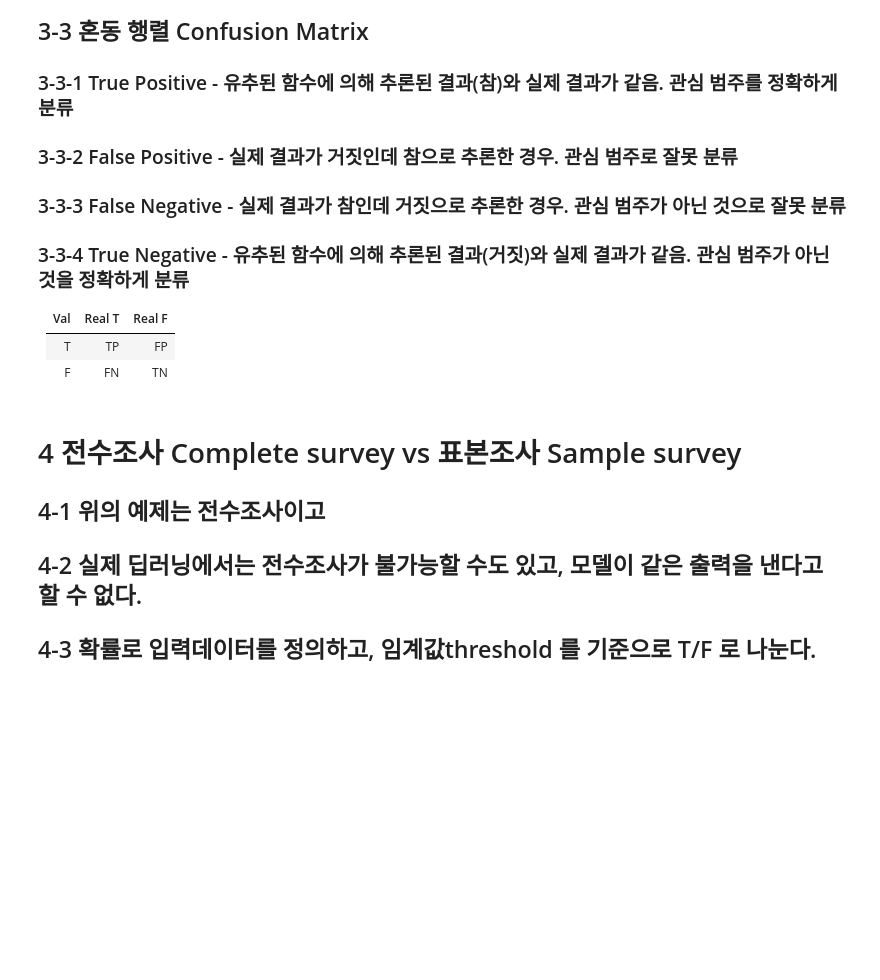
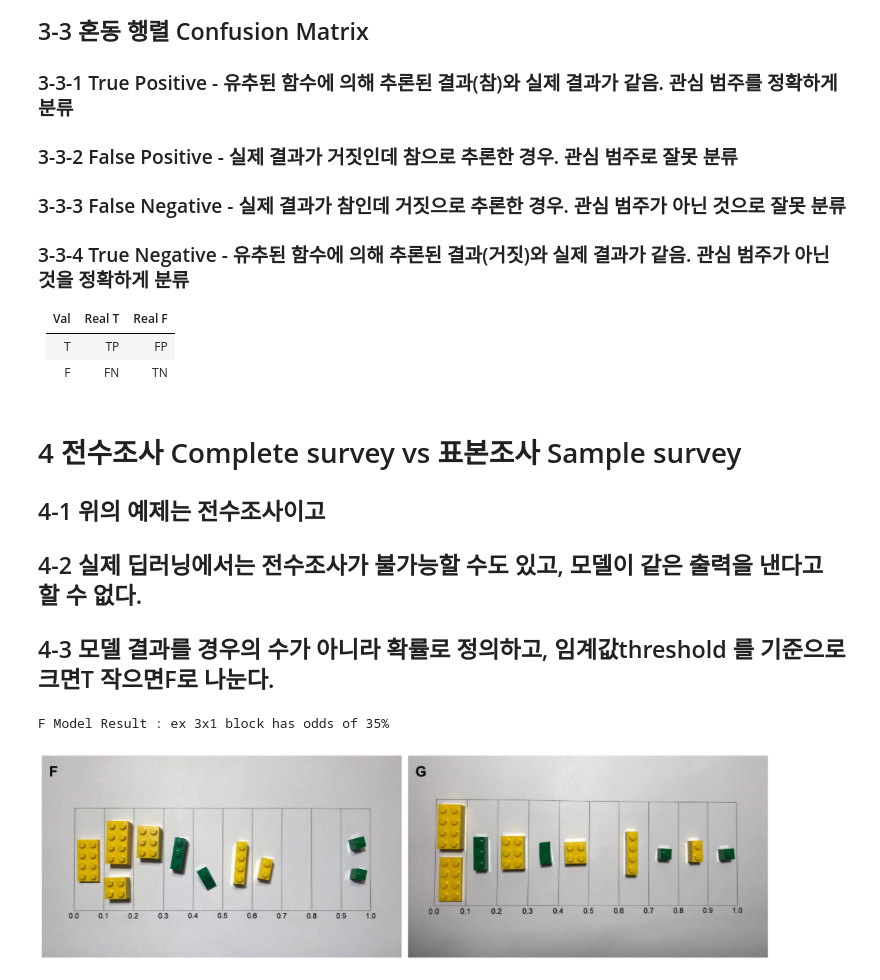
Before and after one commit to wooheaven/DeepLearning-Study, a Jupyter notebook: 03_InSpace_Keras_Tutorial/02_DL_Concept/05/05_01_evaluation_for_classification.ipynb, the cells around one changed output. Drawn from its saved outputs; the diff is of its cells as text; code cells hidden in the pictures; blank space fills up the shorter version.

```diff
--- a/03_InSpace_Keras_Tutorial/02_DL_Concept/05/05_01_evaluation_for_classification.ipynb
+++ b/03_InSpace_Keras_Tutorial/02_DL_Concept/05/05_01_evaluation_for_classification.ipynb
@@ -67,4 +69,11 @@ with open('A_to_F_Model.png', 'rb') as f:
 # 4 전수조사 Complete survey vs 표본조사 Sample survey
 ## 4-1 위의 예제는 전수조사이고
 ## 4-2 실제 딥러닝에서는 전수조사가 불가능할 수도 있고, 모델이 같은 출력을 낸다고 할 수 없다.
-## 4-3 확률로 입력데이터를 정의하고, 임계값threshold 를 기준으로 T/F 로 나눈다.
+## 4-3 모델 결과를 경우의 수가 아니라 확률로 정의하고, 임계값threshold 를 기준으로 크면T 작으면F로 나눈다.
+# %%
+print('F Model Result : ex 3x1 block has odds of 35%')
+with open('F_G_Model.png', 'rb') as f:
+    display(Image(f.read()))
+# %% [output]
+F Model Result : ex 3x1 block has odds of 35%
+[figure, added]
```
Also changed, not shown: parts of 6 cells of this notebook, 2 other files.
